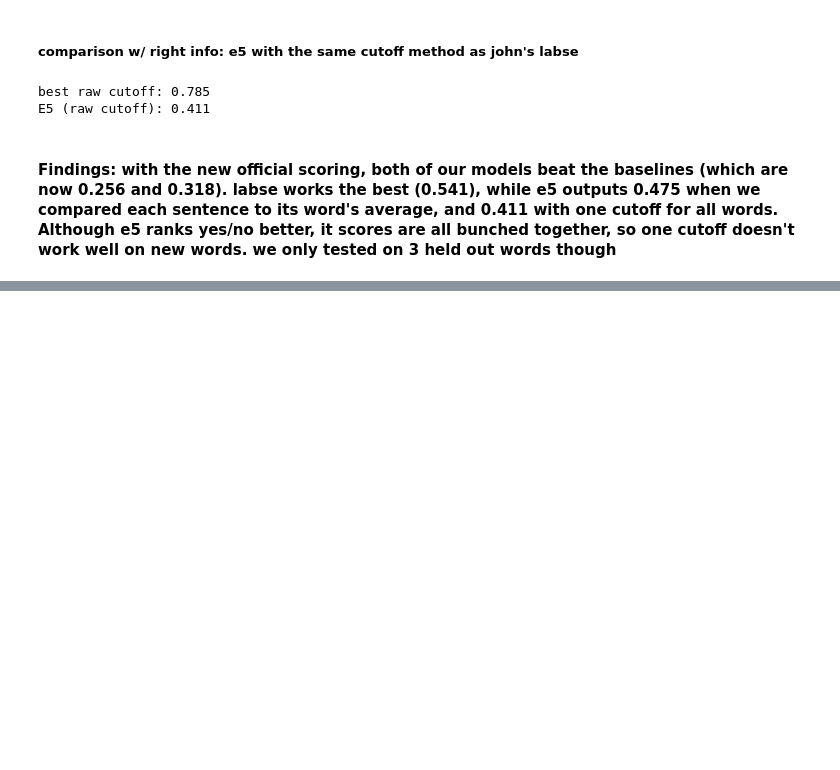
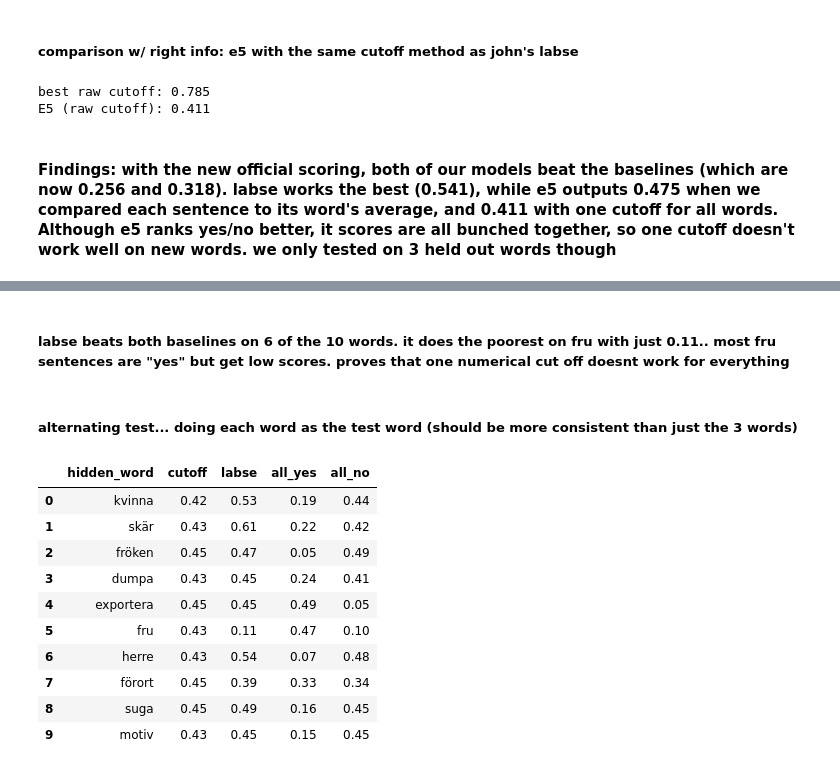
Before and after one commit to afridorian/semantic-change-over-time, a Jupyter notebook: src/swedish_subtask2.ipynb, the cells around one changed output, grey strips where cells are left out. Cells and saved outputs as stored; diff of their text form; code cells hidden in the pictures; blank space fills up the shorter version.

```diff
--- a/src/swedish_subtask2.ipynb
+++ b/src/swedish_subtask2.ipynb
@@ -458,0 +517,45 @@ E5 (raw cutoff): 0.411
+# %% [markdown]
+##### labse beats both baselines on 6 of the 10 words. it does the poorest on fru with just 0.11.. most fru sentences are "yes" but get low scores. proves that one numerical cut off doesnt work for everything
+# %% [markdown]
+##### alternating test... doing each word as the test word (should be more consistent than just the 3 words)
+# %%
+rows = []
+
+for hidden_word in data["word"].unique():
+
+    other_words = data[data["word"] != hidden_word]
+    hidden = data[data["word"] == hidden_word]
+
+    top_cutoff = 0
+    top_score = -1
+    for cutoff in np.linspace(-1, 1, 201):
+        guesses = (other_words["similarity"] >= cutoff).astype(int)
+        score = average_word_f1(other_words, guesses)
+        if score > top_score:
+            top_cutoff = cutoff
+            top_score = score
+
+    hidden_guesses = (hidden["similarity"] >= top_cutoff).astype(int)
+
+    rows.append({
+        "hidden_word": hidden_word,
+        "cutoff": top_cutoff,
+        "labse": average_word_f1(hidden, hidden_guesses),
+        "all_yes": average_word_f1(hidden, np.ones(len(hidden))),
+        "all_no": average_word_f1(hidden, np.zeros(len(hidden))),
+    })
+
+rotation = pd.DataFrame(rows)
+rotation.round(2)
+# %% [output]
+|  | hidden_word | cutoff | labse | all_yes | all_no |
+| 0 | kvinna | 0.42 | 0.53 | 0.19 | 0.44 |
+| 1 | skär | 0.43 | 0.61 | 0.22 | 0.42 |
+| 2 | fröken | 0.45 | 0.47 | 0.05 | 0.49 |
+| 3 | dumpa | 0.43 | 0.45 | 0.24 | 0.41 |
+| 4 | exportera | 0.45 | 0.45 | 0.49 | 0.05 |
+| 5 | fru | 0.43 | 0.11 | 0.47 | 0.10 |
+| 6 | herre | 0.43 | 0.54 | 0.07 | 0.48 |
+| 7 | förort | 0.45 | 0.39 | 0.33 | 0.34 |
+| 8 | suga | 0.45 | 0.49 | 0.16 | 0.45 |
+| 9 | motiv | 0.43 | 0.45 | 0.15 | 0.45 |
```
Also changed, not shown: parts of 10 cells of this notebook.
